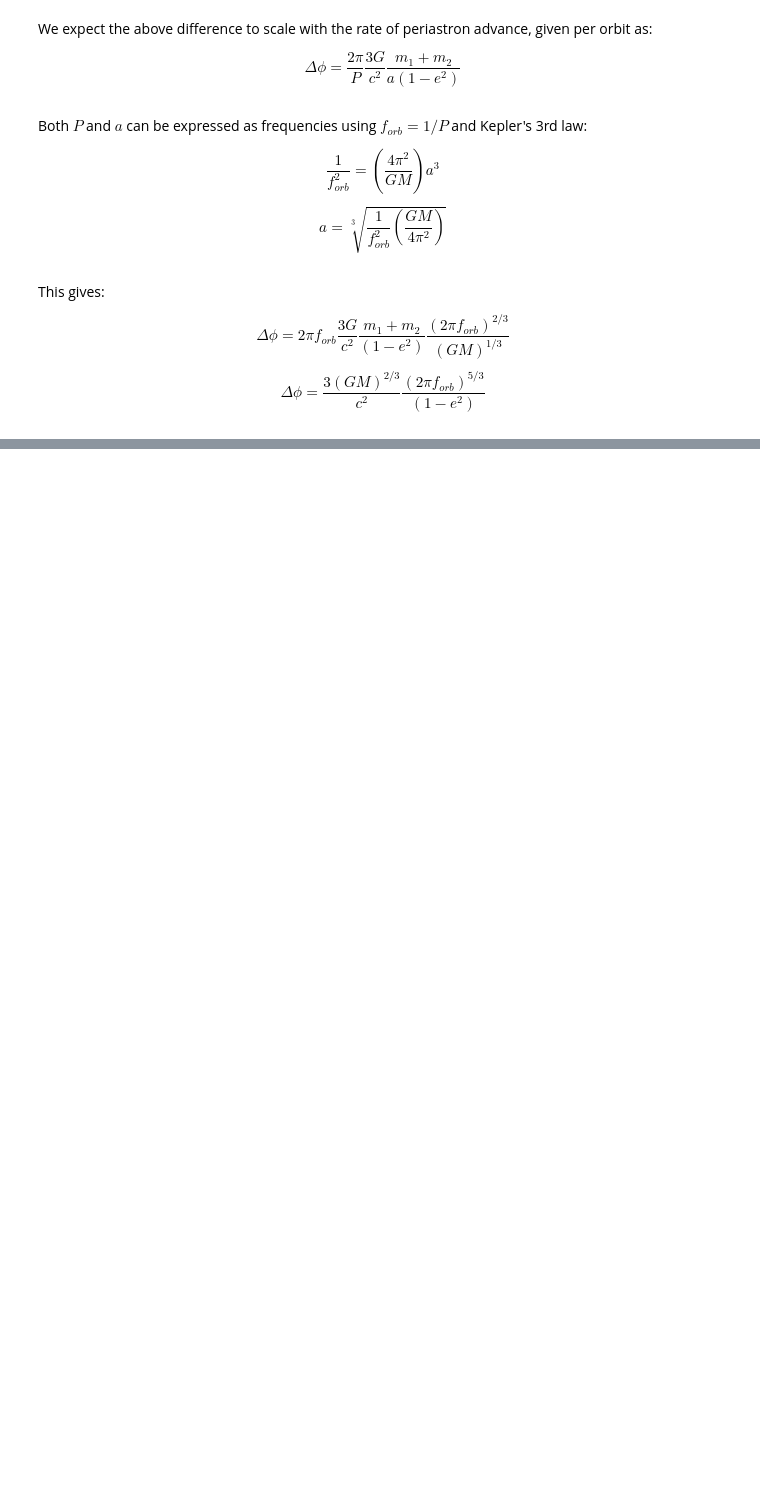
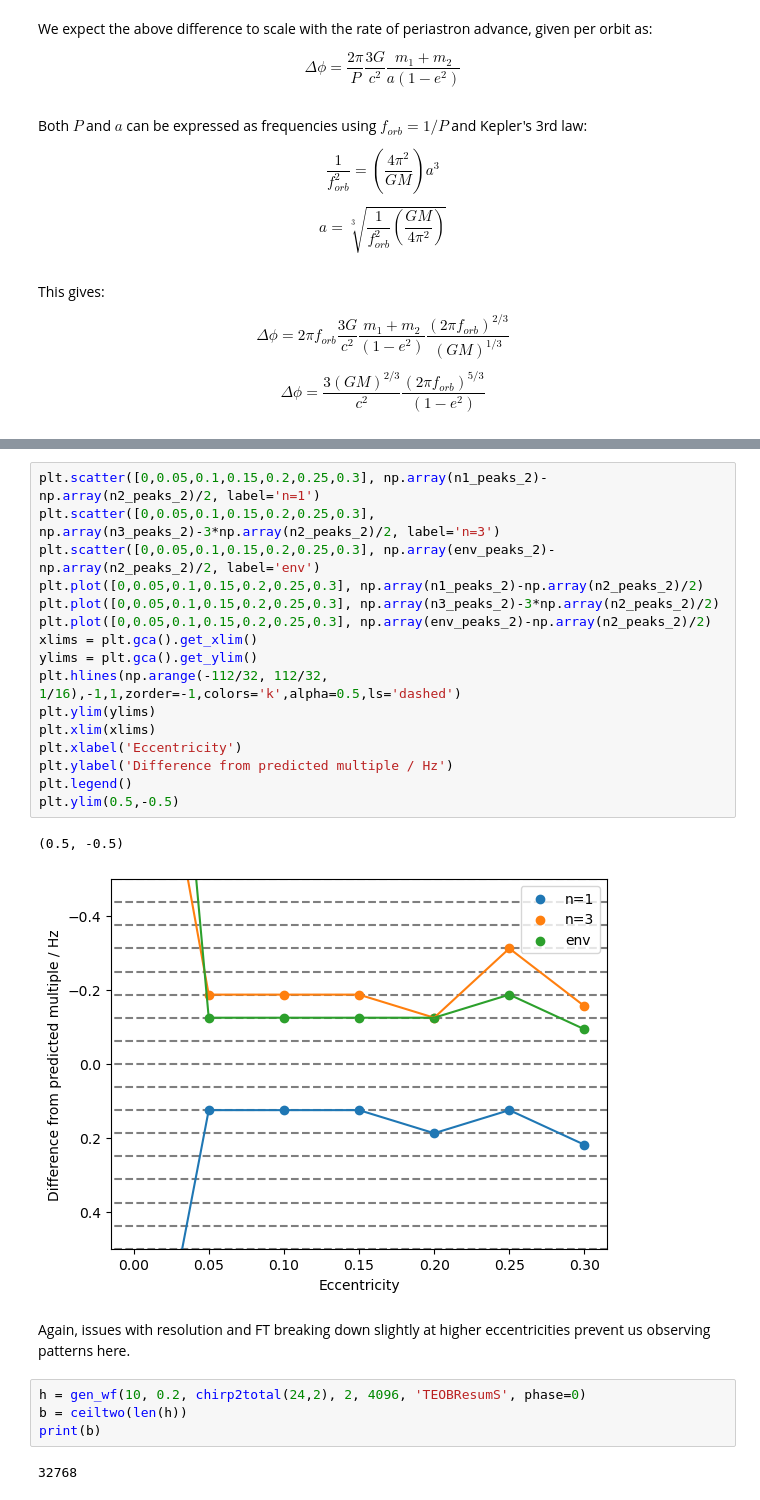
Before and after one commit to BenGPatterson/EccentricBinaries, a Jupyter notebook: notebooks/n_component_decomposition.ipynb, the cells around one changed output, grey strips where cells are left out. Drawn from its saved outputs; the diff is of its cells as text; blank space fills up the shorter version.

```diff
--- a/notebooks/n_component_decomposition.ipynb
+++ b/notebooks/n_component_decomposition.ipynb
@@ -964,0 +1061,27 @@ If we then e.g. halve the starting frequency, this would decrease the size of th
+# %%
+plt.scatter([0,0.05,0.1,0.15,0.2,0.25,0.3], np.array(n1_peaks_2)-np.array(n2_peaks_2)/2, label='n=1')
+plt.scatter([0,0.05,0.1,0.15,0.2,0.25,0.3], np.array(n3_peaks_2)-3*np.array(n2_peaks_2)/2, label='n=3')
+plt.scatter([0,0.05,0.1,0.15,0.2,0.25,0.3], np.array(env_peaks_2)-np.array(n2_peaks_2)/2, label='env')
+plt.plot([0,0.05,0.1,0.15,0.2,0.25,0.3], np.array(n1_peaks_2)-np.array(n2_peaks_2)/2)
+plt.plot([0,0.05,0.1,0.15,0.2,0.25,0.3], np.array(n3_peaks_2)-3*np.array(n2_peaks_2)/2)
+plt.plot([0,0.05,0.1,0.15,0.2,0.25,0.3], np.array(env_peaks_2)-np.array(n2_peaks_2)/2)
+xlims = plt.gca().get_xlim()
+ylims = plt.gca().get_ylim()
+plt.hlines(np.arange(-112/32, 112/32, 1/16),-1,1,zorder=-1,colors='k',alpha=0.5,ls='dashed')
+plt.ylim(ylims)
+plt.xlim(xlims)
+plt.xlabel('Eccentricity')
+plt.ylabel('Difference from predicted multiple / Hz')
+plt.legend()
+plt.ylim(0.5,-0.5)
+# %% [output]
+(0.5, -0.5)
+[figure, added]
+# %% [markdown]
+Again, issues with resolution and FT breaking down slightly at higher eccentricities prevent us observing patterns here.
+# %%
+h = gen_wf(10, 0.2, chirp2total(24,2), 2, 4096, 'TEOBResumS', phase=0)
+b = ceiltwo(len(h))
+print(b)
+# %% [output]
+32768
```
Also changed, not shown: parts of 7 cells of this notebook, 7 other files.
